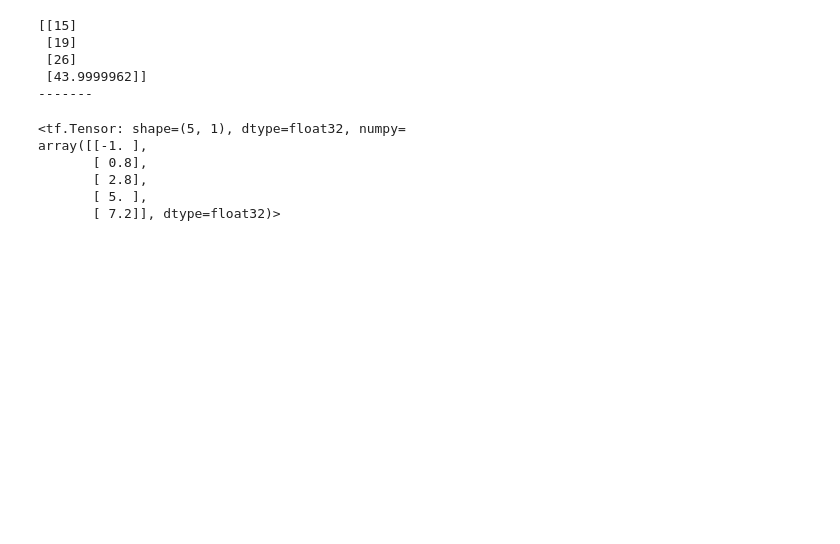
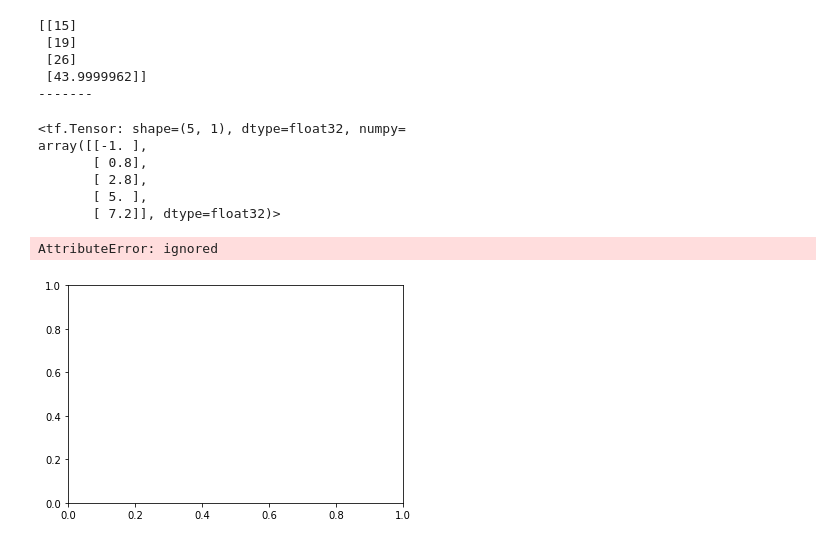
Before and after one commit to StudyBigdata111/pythonstudy, a Jupyter notebook: python/python_1.ipynb, the cells around one changed output. Cells and saved outputs as stored; diff of their text form; code cells hidden in the pictures; blank space fills up the shorter version.

```diff
--- a/python/python_1.ipynb
+++ b/python/python_1.ipynb
@@ -3570,0 +3576,5 @@ array([[-1. ],
+# %%
+plt.plot(X, y)
+# %% [output]
+AttributeError: ignored
+[figure, added]
```
Also changed, not shown: parts of 5 cells of this notebook.
